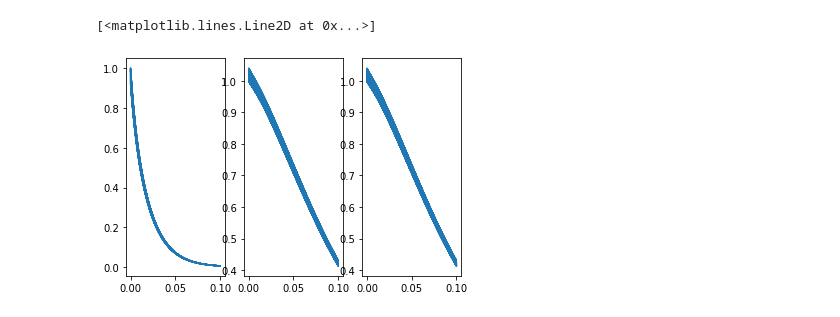
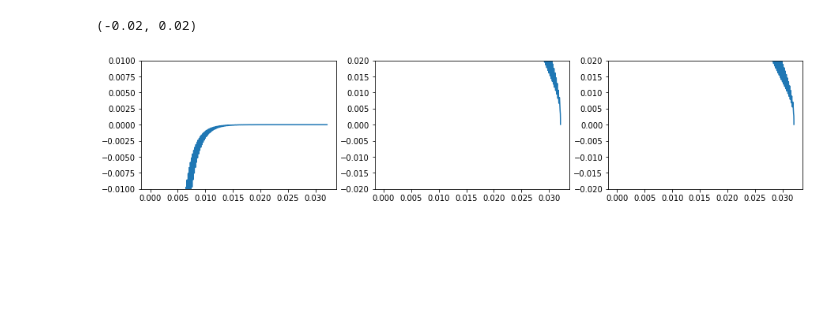
Before and after one commit to davemoore/Paul_Trap_MC, a Jupyter notebook: paul_trap_MC.ipynb, the cells around one changed output. Cells and saved outputs as stored; diff of their text form; code cells hidden in the pictures; blank space fills up the shorter version.

```diff
--- a/paul_trap_MC.ipynb
+++ b/paul_trap_MC.ipynb
@@ -4,10 +4,12 @@ import matplotlib.pyplot as plt
 import cubic_potentials as cp
 import importlib as im
 # %%
-init_pos = [1,1,1]
-mu = 100 ## cm^2/Vs at 10 mbar
-fAC = 3e4 ## Hz
-VAC = 350 # V
+init_pos = [-1,1.5,0.5]
+p = 10 ## mbar
+
+mu = 100*(10/p) ## cm^2/Vs at 10 mbar
+fAC = 5e3 ## Hz
+VAC = 500 # V
 q_sphere = -100
 sphere_rad = 1.5e-4
 
@@ -48,12 +29,18 @@ print(traj[:,0])
 # %%
-
-plt.figure()
+nmax = 30000
+plt.figure(figsize=(15,3))
 plt.subplot(1,3,1)
 plt.plot(traj[:nmax,-1], traj[:nmax,0])
+plt.ylim(-0.01,0.01)
+#plt.xlim(0.046, 0.047)
 plt.subplot(1,3,2)
 plt.plot(traj[:nmax,-1], traj[:nmax,1])
+plt.ylim(-0.02,0.02)
+#plt.xlim(0.046, 0.047)
 plt.subplot(1,3,3)
 plt.plot(traj[:nmax,-1], traj[:nmax,2])
+plt.ylim(-0.02,0.02)
+#plt.xlim(0.046, 0.047)
 # %% [output]
-[<matplotlib.lines.Line2D at 0x...>]
+(-0.02, 0.02)
-[figure, old version]
+[figure, new version]
```
Also changed, not shown: parts of 4 cells of this notebook, 1 other file.
